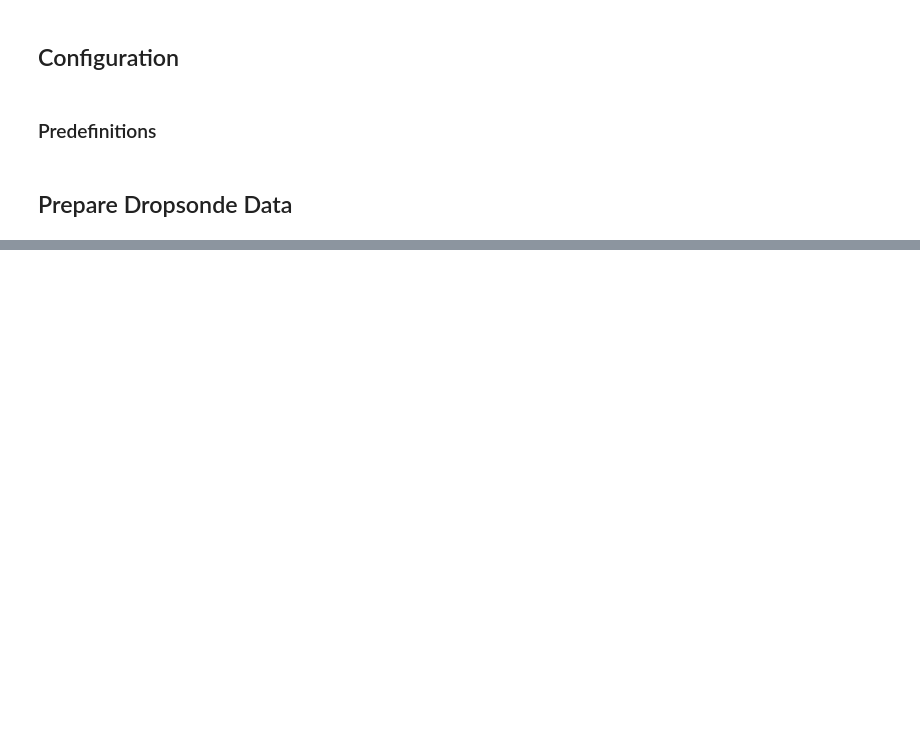
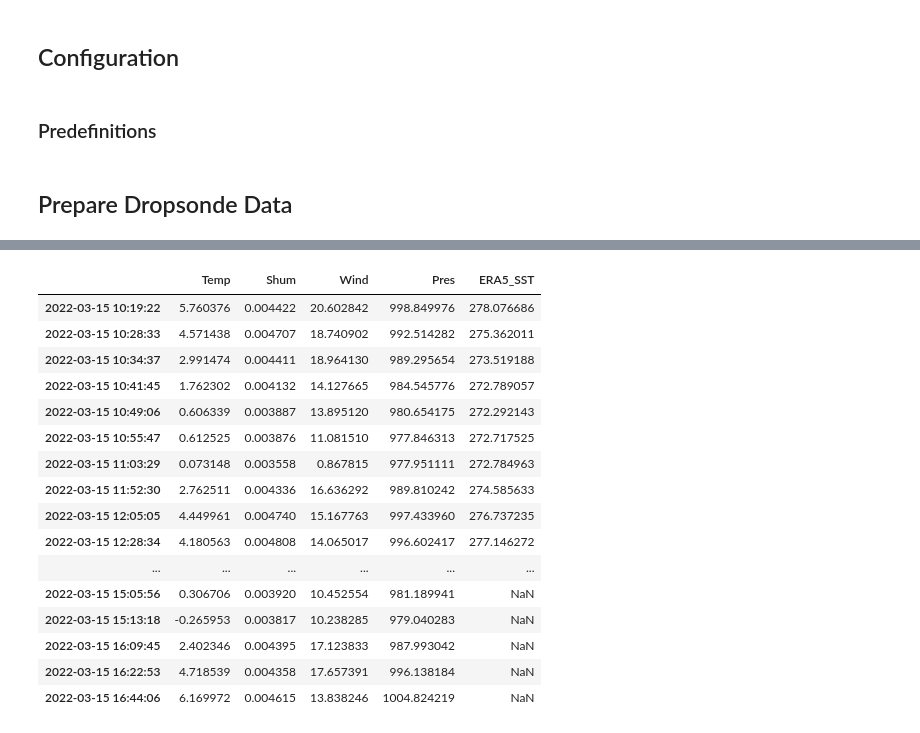
Before and after one commit to hdorff94/HALO_AC3_AR_Budget_Closure, a Jupyter notebook: notebooks/Dropsonde_Surface_Evaporation.ipynb, the cells around one changed output, grey strips where cells are left out. Saved outputs shown, nothing was run; the diff lists cells and outputs as text; code cells hidden in the pictures; blank space fills up the shorter version.

```diff
--- a/notebooks/Dropsonde_Surface_Evaporation.ipynb
+++ b/notebooks/Dropsonde_Surface_Evaporation.ipynb
@@ -110,9 +112,5 @@ sonde_times_series=pd.Series(index=Dropsondes["IWV"].index.values,data=range(Dro
 # %%
-#[*Dropsondes.keys()]
 temp_sonde=Dropsondes["tdry"].copy()
-temp_sonde
-for sonde in [*temp_sonde.keys()]:
-    #print(temp_sonde[sonde]["gpsalt"].values[0:10])
-    surface_data=temp_sonde[sonde].isel({"time":slice(0,10)})
-    max_alt=float(surface_data["gpsalt"].max())
-    print(max_alt)
+wind_sonde=Dropsondes["wspd"].copy()
+shum_sonde=Dropsondes["q"].copy()
+pres_sonde=Dropsondes["pres"].copy()
@@ -136,0 +134,24 @@ for sonde in [*temp_sonde.keys()]:
+# %%
+surface_data=pd.DataFrame(data=np.nan,
+            columns=["Temp","Shum","Wind","Pres","ERA5_SST"],
+            index=pd.DatetimeIndex([*temp_sonde.keys()]))
+
+for n,sonde in enumerate([*temp_sonde.keys()]):
+    #print(pd.DatetimeIndex(pd.Timestamp(sonde)))
+    #print(temp_sonde[sonde]["gpsalt"].values[0:10])
+    surface_data["Temp"].loc[sonde]=temp_sonde[sonde].isel({"time":slice(0,10)}).mean()
+    surface_data["Wind"].loc[sonde]=wind_sonde[sonde].isel({"time":slice(0,10)}).mean()
+    surface_data["Shum"].loc[sonde]=shum_sonde[pd.Timestamp(sonde)].iloc[0:10].mean()
+    surface_data["Pres"].loc[sonde]=pres_sonde[sonde].isel({"time":slice(0,10)}).mean()
+
+    try:
+        surface_data["ERA5_SST"].loc[pd.Timestamp(sonde)]=sst.loc[pd.Timestamp(sonde)]
+        print(pd.Timestamp(sonde))
+    except:
+        print("Out of flight pattern")
+    max_alt=float(temp_sonde[sonde].isel({"time":slice(0,10)})["gpsalt"].max())
+    #print(max_alt)
+
+
+surface_data
+# %% [output]
@@ -136,0 +175,17 @@ for sonde in [*temp_sonde.keys()]:
+|  | Temp | Shum | Wind | Pres | ERA5_SST |
+| 2022-03-15 10:19:22 | 5.760376 | 0.004422 | 20.602842 | 998.849976 | 278.076686 |
+| 2022-03-15 10:28:33 | 4.571438 | 0.004707 | 18.740902 | 992.514282 | 275.362011 |
+| 2022-03-15 10:34:37 | 2.991474 | 0.004411 | 18.964130 | 989.295654 | 273.519188 |
+| 2022-03-15 10:41:45 | 1.762302 | 0.004132 | 14.127665 | 984.545776 | 272.789057 |
+| 2022-03-15 10:49:06 | 0.606339 | 0.003887 | 13.895120 | 980.654175 | 272.292143 |
+| 2022-03-15 10:55:47 | 0.612525 | 0.003876 | 11.081510 | 977.846313 | 272.717525 |
+| 2022-03-15 11:03:29 | 0.073148 | 0.003558 | 0.867815 | 977.951111 | 272.784963 |
+| 2022-03-15 11:52:30 | 2.762511 | 0.004336 | 16.636292 | 989.810242 | 274.585633 |
+| 2022-03-15 12:05:05 | 4.449961 | 0.004740 | 15.167763 | 997.433960 | 276.737235 |
+| 2022-03-15 12:28:34 | 4.180563 | 0.004808 | 14.065017 | 996.602417 | 277.146272 |
+| ... | ... | ... | ... | ... | ... |
+| 2022-03-15 15:05:56 | 0.306706 | 0.003920 | 10.452554 | 981.189941 | NaN |
+| 2022-03-15 15:13:18 | -0.265953 | 0.003817 | 10.238285 | 979.040283 | NaN |
+| 2022-03-15 16:09:45 | 2.402346 | 0.004395 | 17.123833 | 987.993042 | NaN |
+| 2022-03-15 16:22:53 | 4.718539 | 0.004358 | 17.657391 | 996.138184 | NaN |
+| 2022-03-15 16:44:06 | 6.169972 | 0.004615 | 13.838246 | 1004.824219 | NaN |
```
Also changed, not shown: parts of 10 cells of this notebook.
